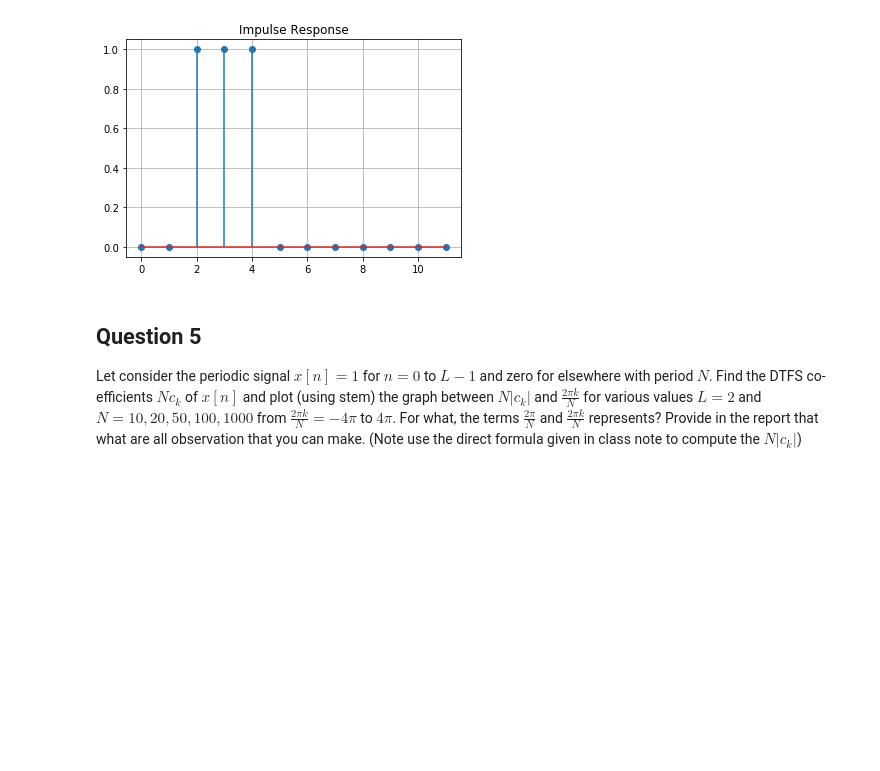
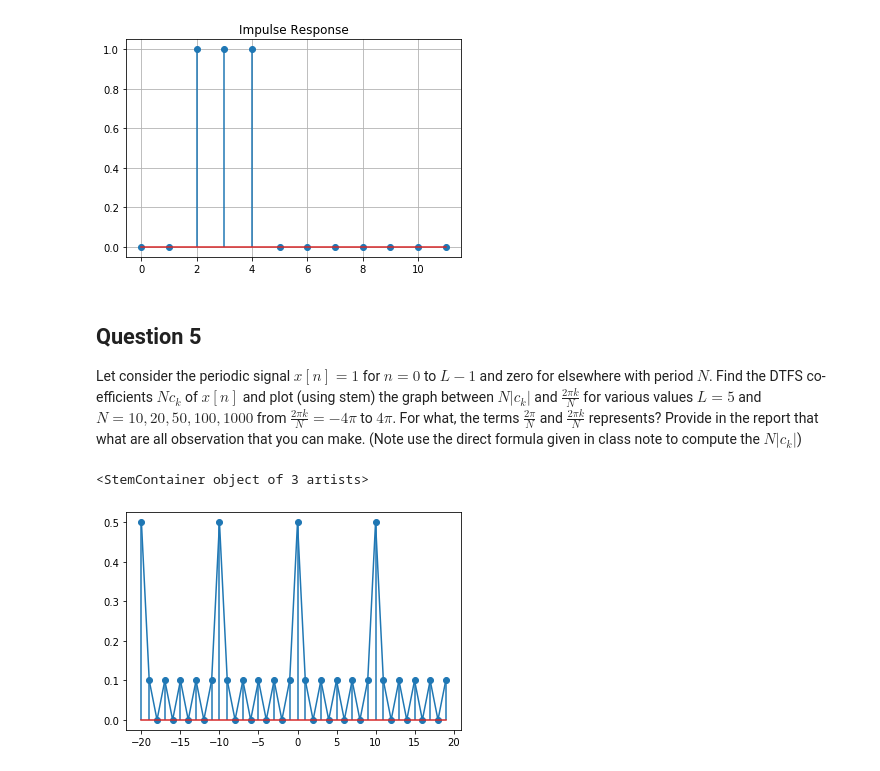
Before and after one commit to puranikvinit/lab_9, a Jupyter notebook: Assignment_2_211EC221_211EC226.ipynb, the cells around one changed output. Cells and saved outputs as stored; diff of their text form; code cells hidden in the pictures; blank space fills up the shorter version.

```diff
--- a/Assignment_2_211EC221_211EC226.ipynb
+++ b/Assignment_2_211EC221_211EC226.ipynb
@@ -242,6 +242,33 @@ plt.stem(y, use_line_collection=True)
 ## Question 5
 Let consider the periodic signal $x[n]=1$ for $n=0$ to $L-1$ and zero for elsewhere with period $N$. Find the DTFS
 co-efficients $Nc_{k}$ of $x[n]$ and plot (using stem) the graph between $N|c_{k}|$ and $\frac{2\pi k}{N}$ for various values
-$L=2$ and $N=10,20,50,100,1000$ from $\frac{2\pi k}{N} = -4\pi$ to $4\pi$. For what, the terms  $\frac{2\pi }{N}$ and
+$L=5$ and $N=10,20,50,100,1000$ from $\frac{2\pi k}{N} = -4\pi$ to $4\pi$. For what, the terms  $\frac{2\pi }{N}$ and
 $\frac{2\pi k}{N}$ represents?  Provide in the report that what are all observation that you can make. (Note use the direct
 formula given in class note to compute the $N|c_{k}|$)
+# %%
+def xn(n, L):
+    return np.heaviside(n,1) - np.heaviside(n-L,1)
+
+
+def ak(N, n, L):
+    res = 0
+    omega = (2*np.pi) / N
+    for i in range(N):
+        res += xn(i, L) * np.exp((1j)*i*omega*n)
+    return res/N
+
+
+nck = []
+L = 5
+N = 10
+omega = (2*np.pi) / N
+
+for i in range(-2*N, 2*N):
+    nck.append(ak(N, i, L))
+
+x = np.arange(-2*N,2*N,1)
+plt.plot(x, nck)
+plt.stem(x, nck, use_line_collection = True)
+# %% [output]
+<StemContainer object of 3 artists>
+[figure, added]
```
Also changed, not shown: parts of 15 cells of this notebook.
